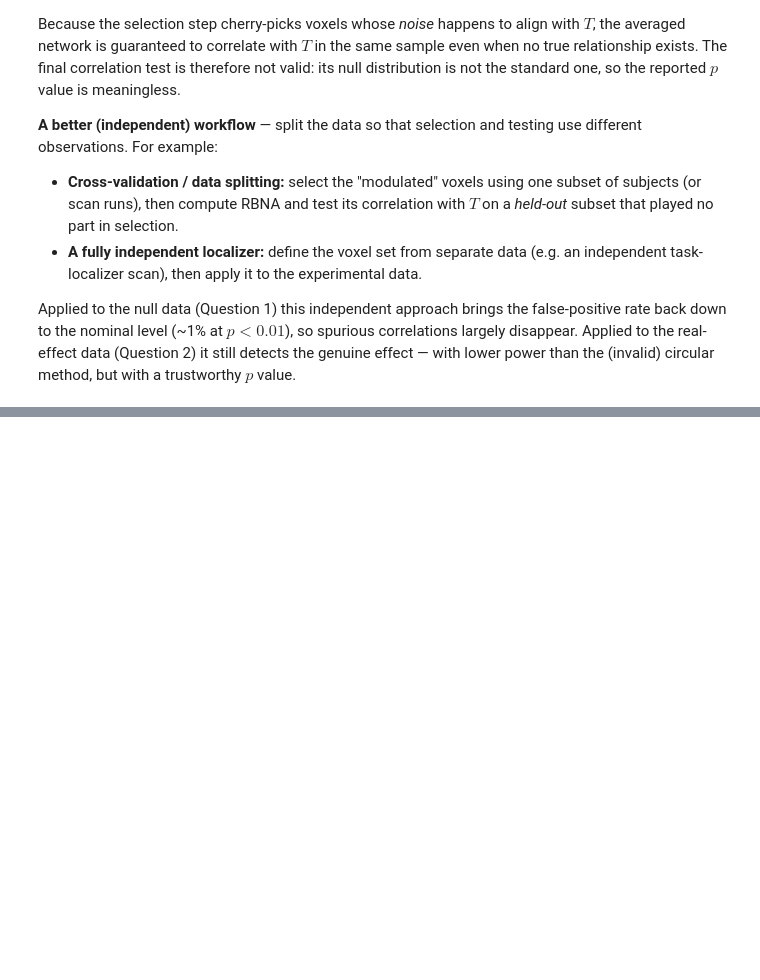
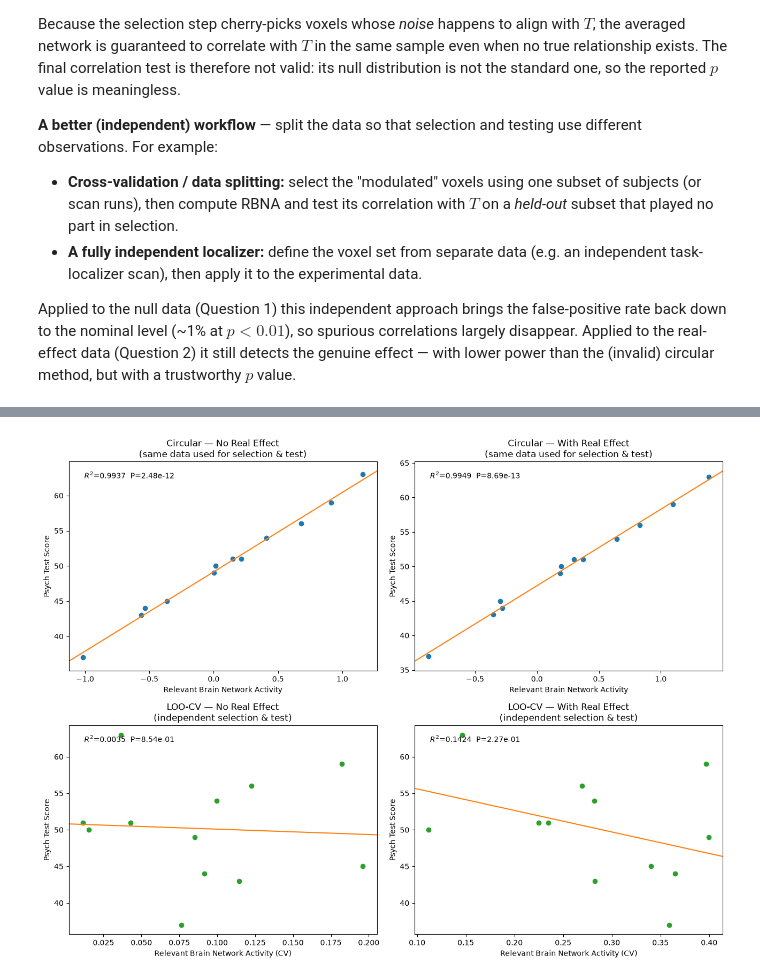
Before and after one commit to AllenSWDB/SWDB_2026_Good_Analysis, a Jupyter notebook: code/pam_workshop/Version1Sample-CAS.ipynb, the cells around one changed output, grey strips where cells are left out. Drawn from its saved outputs; the diff is of its cells as text; code cells hidden in the pictures; blank space fills up the shorter version.

```diff
--- a/code/pam_workshop/Version1Sample-CAS.ipynb
+++ b/code/pam_workshop/Version1Sample-CAS.ipynb
@@ -267,0 +339,14 @@ power than the (invalid) circular method, but with a trustworthy $p$ value.
+# %%
+# Apply LOO-CV to both datasets
+RBNA_cv_null, nvox_null = loo_cv_rbna(DA, T)
+RBNA_cv_real, nvox_real = loo_cv_rbna(DA_real, T)
+
+print("Null data (no real effect):")
+print(f"  Avg voxels selected per fold : {np.mean(nvox_null):.1f}  "
+      f"(range {min(nvox_null)}–{max(nvox_null)})")
+print(f"  Folds with ≥1 voxel selected : {np.sum(np.array(nvox_null) > 0)}/{Nsubj}")
+
+print("\nReal-effect data:")
+print(f"  Avg voxels selected per fold : {np.mean(nvox_real):.1f}  "
+      f"(range {min(nvox_real)}–{max(nvox_real)})")
+print(f"  Folds with ≥1 voxel selected : {np.sum(np.array(nvox_real) > 0)}/{Nsubj}")
@@ -267,0 +371,37 @@ power than the (invalid) circular method, but with a trustworthy $p$ value.
+# %%
+def annotate_corr_cv(ax, rbna, T, title):
+    """Like annotate_corr but handles NaN entries from LOO-CV."""
+    mask = ~np.isnan(rbna)
+    rbna_valid, T_valid = rbna[mask], T[mask]
+    ax.plot(rbna_valid, T_valid, "o", color="tab:green", markerfacecolor="tab:green")
+    bestfit_line(ax, rbna_valid, T_valid)
+    ax.set_xlabel("Relevant Brain Network Activity (CV)")
+    ax.set_ylabel("Psych Test Score")
+    ax.set_title(title)
+    if T_valid.size >= 3:
+        r_cv, p_cv = stats.pearsonr(rbna_valid, T_valid)
+        Rsq = r_cv ** 2
+        xlims, ylims = ax.get_xlim(), ax.get_ylim()
+        xpos = xlims[0] + 0.05 * (xlims[1] - xlims[0])
+        ypos = ylims[1] - 0.08 * (ylims[1] - ylims[0])
+        ax.text(xpos, ypos, f"$R^2$={Rsq:.4f}  P={p_cv:.2e}")
+
+
+fig, axes = plt.subplots(2, 2, figsize=(13, 10))
+
+# Row 1 — circular (standard) analysis
+annotate_corr(axes[0, 0], RBNA, T,
+              "Circular — No Real Effect\n(same data used for selection & test)")
+annotate_corr(axes[0, 1], RBNA_real, T,
+              "Circular — With Real Effect\n(same data used for selection & test)")
+
+# Row 2 — LOO-CV (independent) analysis
+annotate_corr_cv(axes[1, 0], RBNA_cv_null, T,
+                 "LOO-CV — No Real Effect\n(independent selection & test)")
+annotate_corr_cv(axes[1, 1], RBNA_cv_real, T,
+                 "LOO-CV — With Real Effect\n(independent selection & test)")
+
+plt.tight_layout()
+plt.show()
+# %% [output]
+[figure, added]
```
Also changed, not shown: parts of 22 cells of this notebook, 2 other files.
